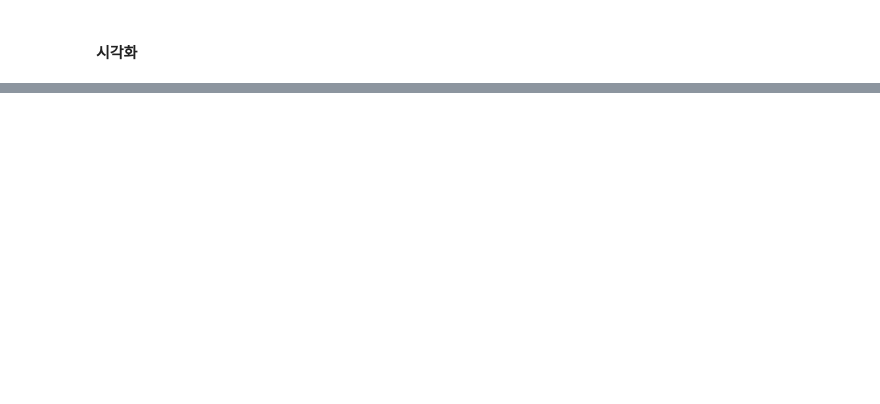
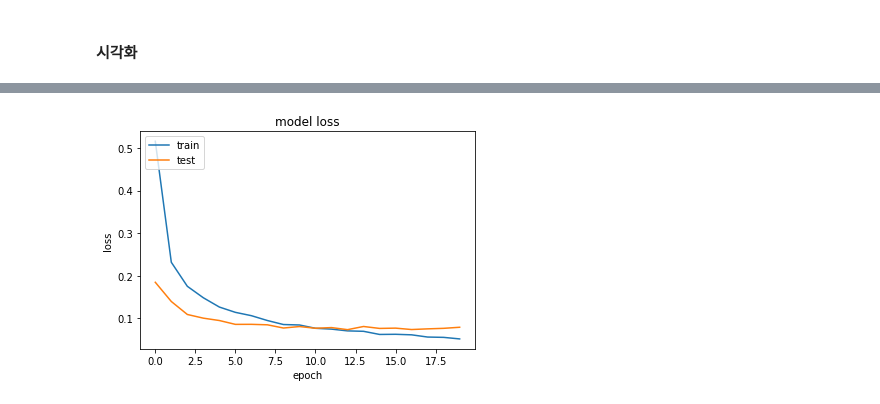
Before and after one commit to AI-Trolls/Keras-Notebook, a Jupyter notebook: 01. Basic.ipynb, the cells around one changed output, grey strips where cells are left out. Cells and saved outputs as stored; diff of their text form; code cells hidden in the pictures; blank space fills up the shorter version.

```diff
--- a/01. Basic.ipynb
+++ b/01. Basic.ipynb
@@ -174,5 +178,10 @@ plt.show()
 # %%
 plt.plot(history.history['loss'])
 plt.plot(history.history['val_loss'])
 plt.title('model loss')
-plt.
+plt.ylabel('loss')
+plt.xlabel('epoch')
+plt.legend(['train', 'test'], loc='upper left')
+plt.show()
+# %% [output]
+[figure, added]
```
Also changed, not shown: parts of 9 cells of this notebook.
